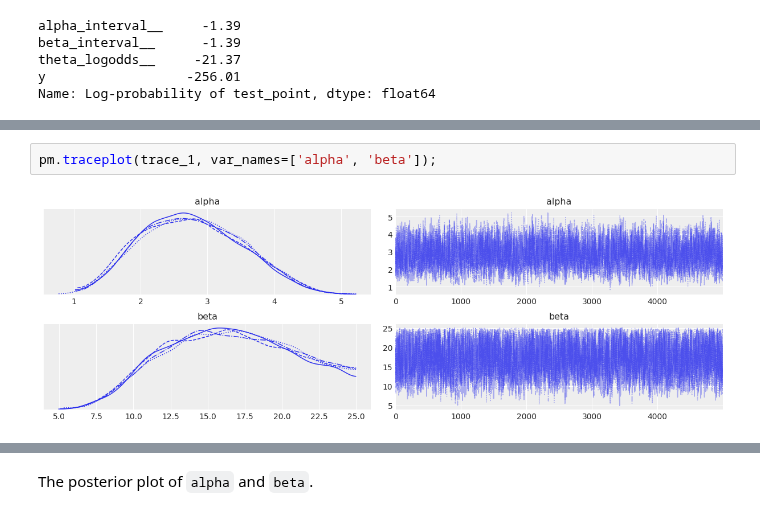
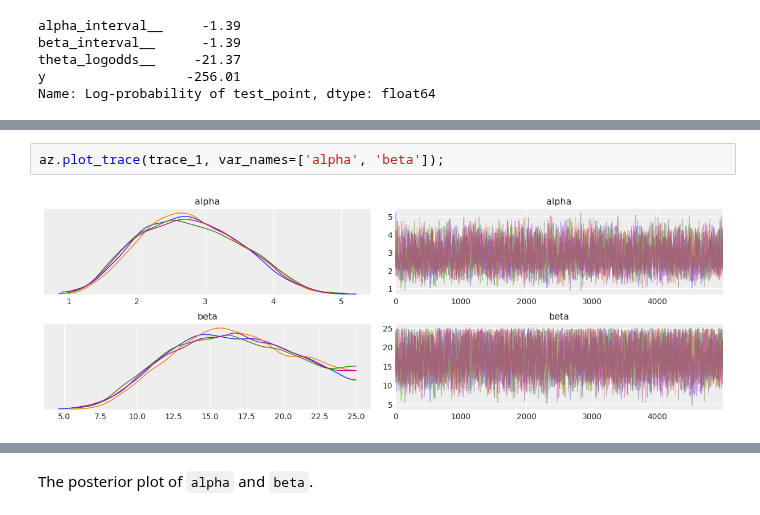
Before and after one commit to pymc-devs/pymc-resources, a Jupyter notebook: BDA3/chap_05.ipynb, the cells around one changed output, grey strips where cells are left out. Cells and saved outputs as stored; diff of their text form.

```diff
--- a/BDA3/chap_05.ipynb
+++ b/BDA3/chap_05.ipynb
@@ -71,5 +71,5 @@ Sampling 4 chains for 10_000 tune and 5_000 draw iterations (40_000 + 20_000 dra
 The number of effective samples is smaller than 25% for some parameters.
 # %%
-pm.traceplot(trace_1, var_names=['alpha', 'beta']);
+az.plot_trace(trace_1, var_names=['alpha', 'beta']);
 # %% [output]
-[figure, old version]
+[figure, new version]
```
Also changed, not shown: parts of 41 cells of this notebook.
